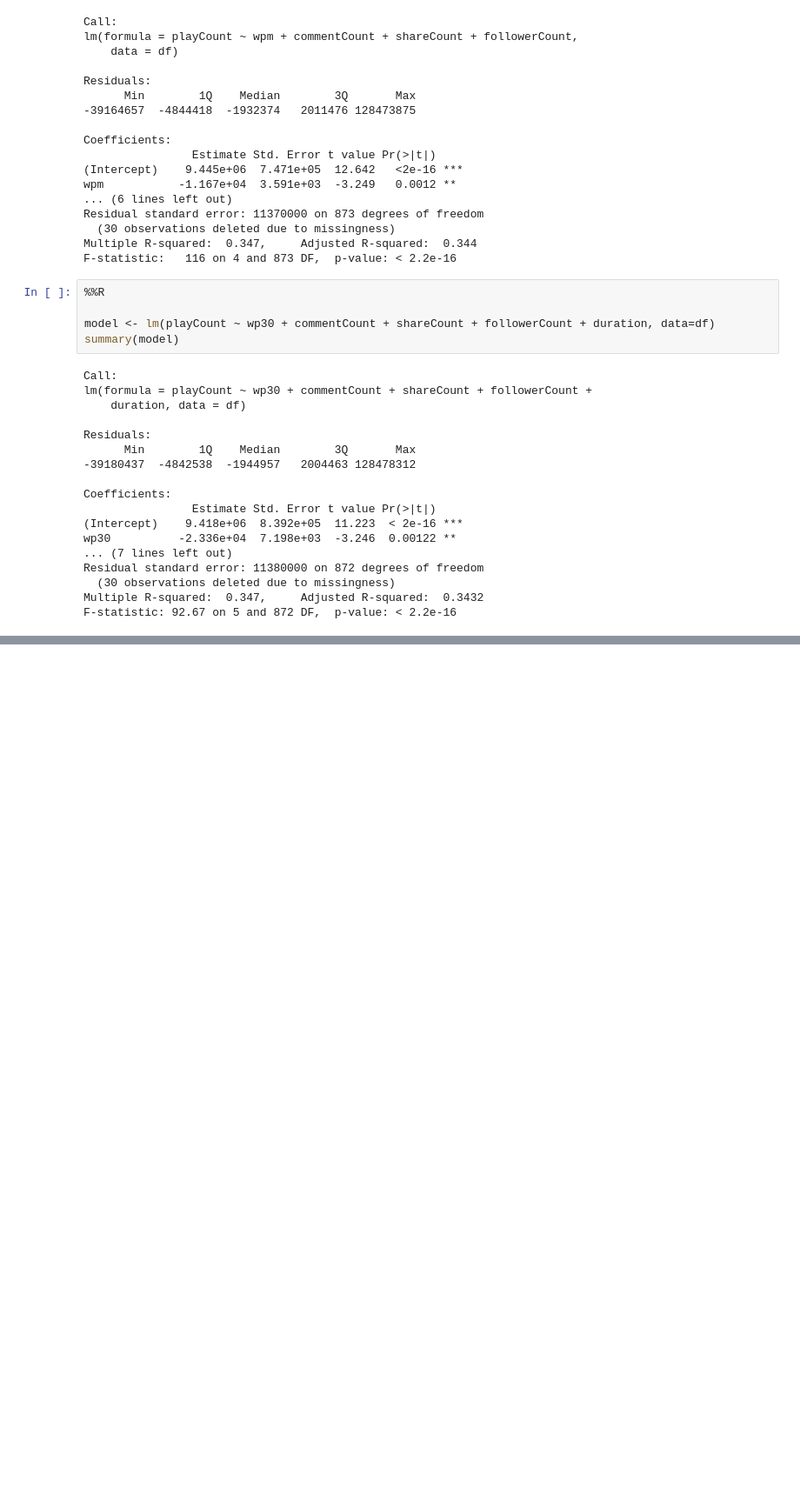
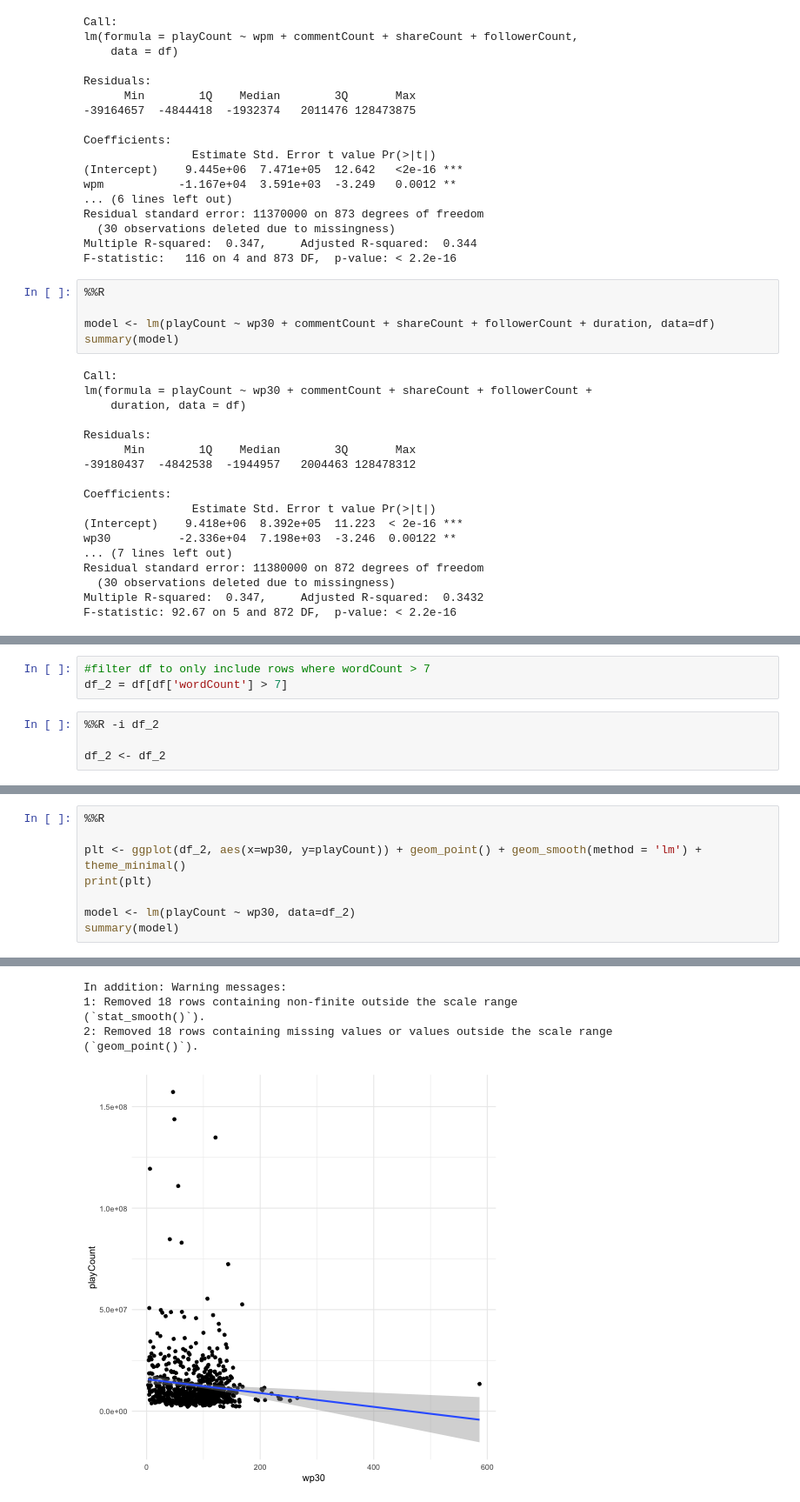
Before and after one commit to dlaiu/tiktok-accent-all-files, a Jupyter notebook: eda-2.ipynb, the cells around one changed output, grey strips where cells are left out. Shown at 87% size. Drawn from its saved outputs; the diff is of its cells as text; blank space fills up the shorter version.

```diff
--- a/eda-2.ipynb
+++ b/eda-2.ipynb
@@ -147,0 +208,7 @@ F-statistic: 92.67 on 5 and 872 DF,  p-value: < 2.2e-16
+# %%
+#filter df to only include rows where wordCount > 7
+df_2 = df[df['wordCount'] > 7]
+# %%
+%%R -i df_2
+
+df_2 <- df_2
@@ -147,0 +238,9 @@ F-statistic: 92.67 on 5 and 872 DF,  p-value: < 2.2e-16
+# %%
+%%R
+
+plt <- ggplot(df_2, aes(x=wp30, y=playCount)) + geom_point() + geom_smooth(method = 'lm') + theme_minimal()
+print(plt)
+
+model <- lm(playCount ~ wp30, data=df_2)
+summary(model)
+# %% [output]
@@ -147,0 +267,6 @@ F-statistic: 92.67 on 5 and 872 DF,  p-value: < 2.2e-16
+In addition: Warning messages:
+1: Removed 18 rows containing non-finite outside the scale range
+(`stat_smooth()`).
+2: Removed 18 rows containing missing values or values outside the scale range
+(`geom_point()`).
+[figure, added]
```
Also changed, not shown: parts of 15 cells of this notebook, 10 other files.
